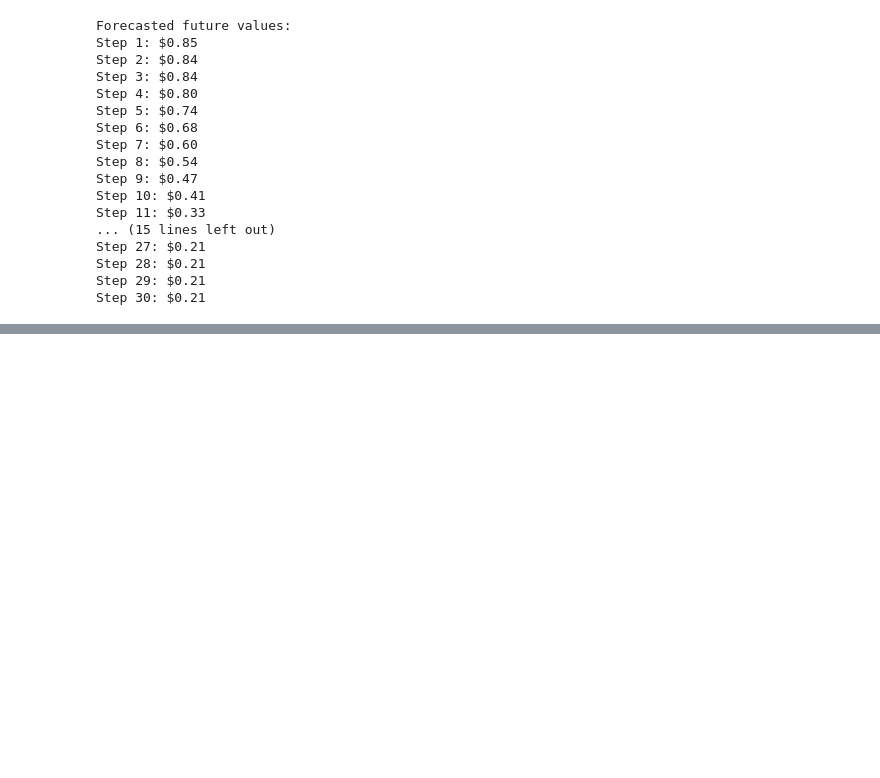
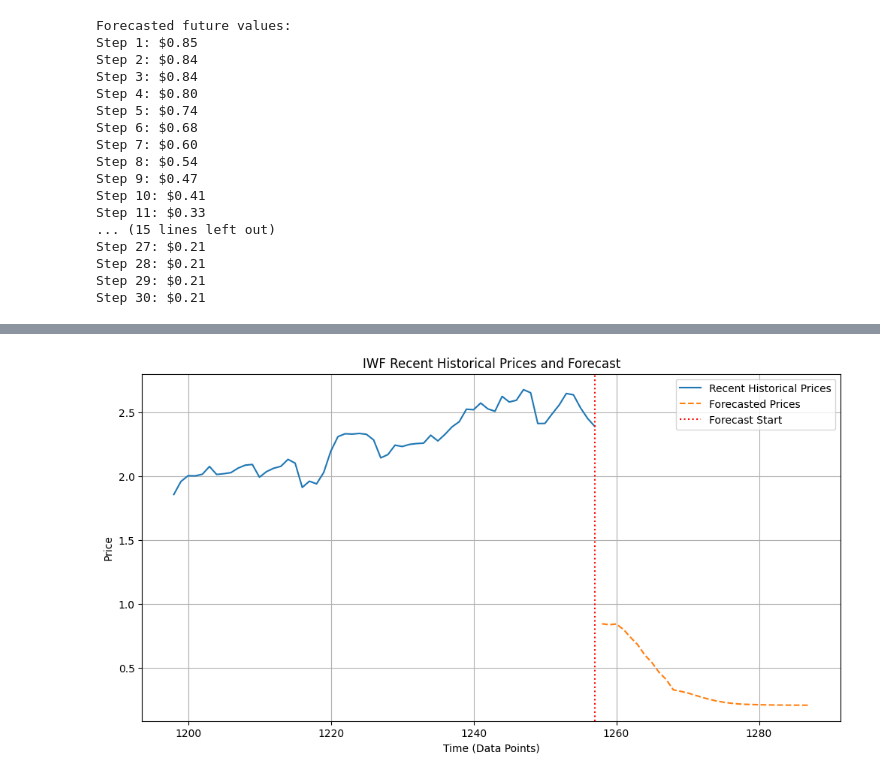
Before and after one commit to harshit4311/resnet18-russell1000-growth-forecast, a Jupyter notebook: resnet_18.ipynb, the cells around one changed output, grey strips where cells are left out. Saved outputs shown, nothing was run; the diff lists cells and outputs as text; code cells hidden in the pictures; blank space fills up the shorter version.

Commit message:
added actual vs forecasted prices

```diff
--- a/resnet_18.ipynb
+++ b/resnet_18.ipynb
@@ -1313,0 +1339,33 @@ plt.show()
+# %%
+# Number of recent historical days to include in the plot
+num_recent_historical_days = 60
+
+# Get the recent historical prices
+recent_historical_prices = prices[-num_recent_historical_days:]
+
+# Create an index for the recent historical data
+recent_historical_indices = np.arange(len(prices) - num_recent_historical_days, len(prices))
+
+# Create an index for the forecasted data, starting from the day after the last historical data point
+forecast_start_index = len(prices) - 1
+forecast_indices = np.arange(forecast_start_index + 1, forecast_start_index + 1 + num_forecast_steps)
+
+plt.figure(figsize=(12, 6))
+
+# Plot recent historical data
+plt.plot(recent_historical_indices, recent_historical_prices, label="Recent Historical Prices")
+
+# Plot forecasted data
+plt.plot(forecast_indices, forecasted_future_values, label="Forecasted Prices", linestyle='--')
+
+# Add a vertical line to mark the start of the forecast
+plt.axvline(x=forecast_start_index, color='r', linestyle=':', label='Forecast Start')
+
+plt.xlabel("Time (Data Points)")
+plt.ylabel("Price")
+plt.title("IWF Recent Historical Prices and Forecast")
+plt.legend()
+plt.grid(True)
+plt.show()
+# %% [output]
+[figure, added]
```
Also changed, not shown: parts of 2 cells of this notebook.
